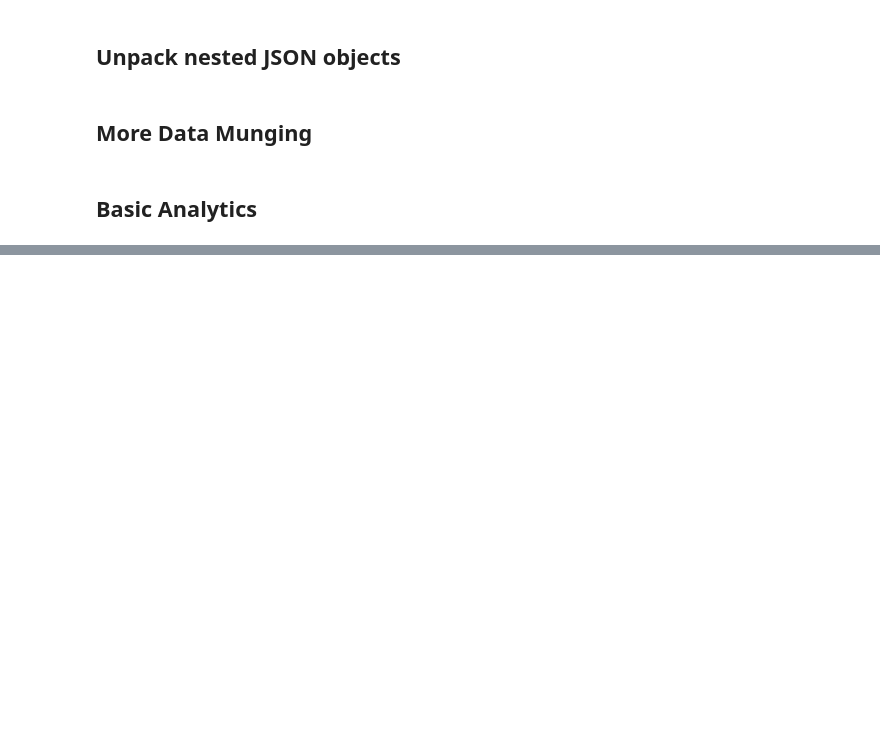
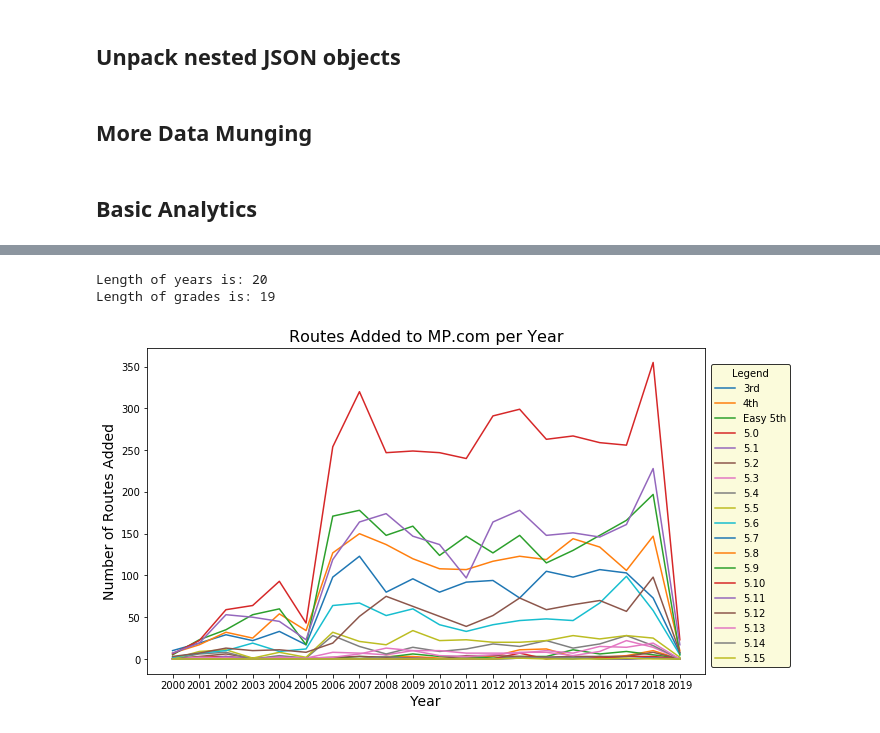
Before and after one commit to jonoulton/MountainProject-DataScience, a Jupyter notebook: Jupyter Notebooks/preliminary_analysis.ipynb, the cells around one changed output, grey strips where cells are left out. Saved outputs shown, nothing was run; the diff lists cells and outputs as text; code cells hidden in the pictures; blank space fills up the shorter version.

```diff
--- a/Jupyter Notebooks/preliminary_analysis.ipynb
+++ b/Jupyter Notebooks/preliminary_analysis.ipynb
@@ -231,0 +327,25 @@ plt.show()
+# %%
+print("Length of years is:", len(sortedYears))
+print("Length of grades is:", len(simpleGrades))
+# %% [output]
+Length of years is: 20
+Length of grades is: 19
+# %%
+fig, ax = plt.subplots(figsize=(10,6))
+
+# PLOT THE DATA (X=YEARS, Y=ROUTES_PER_YEAR)
+ax.plot(sortedYears, routesPerYear_Grade)
+# ax.plot(sortedYears, routesPerYear_Total)
+
+# FORMAT THE GRAPH
+ax.set_title("Routes Added to MP.com per Year", fontsize=16)
+ax.set_ylabel("Number of Routes Added", fontsize=14)
+ax.set_xlabel("Year", fontsize=14)
+ax.legend(simpleGrades, loc=(1.01, 0.02), title="Legend", edgecolor='k', facecolor='lightgoldenrodyellow')
+ax.set_xticks(sortedYears)
+
+fig.savefig('Figures/routesAddedPerYear.png')
+
+plt.show()
+# %% [output]
+[figure, added]
```
Also changed, not shown: parts of 18 cells of this notebook, 3 other files.
